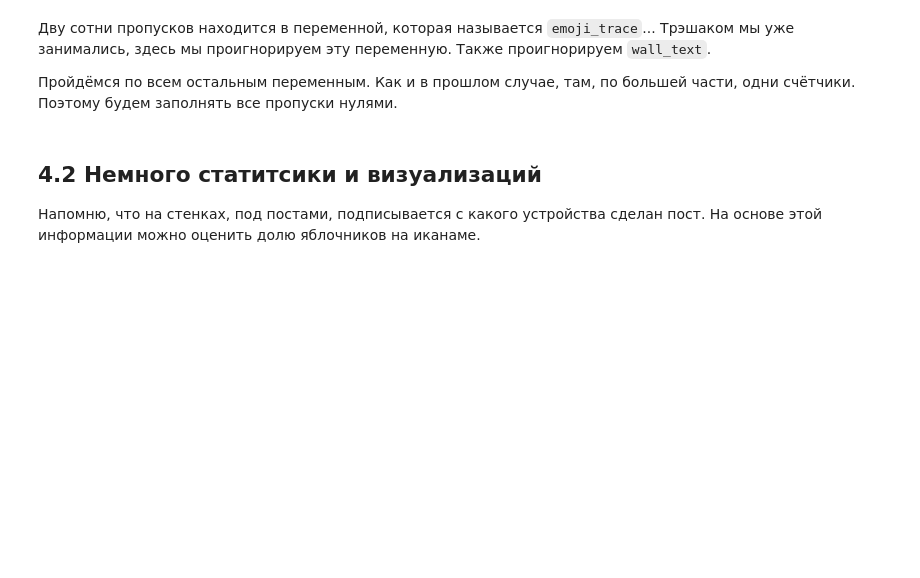
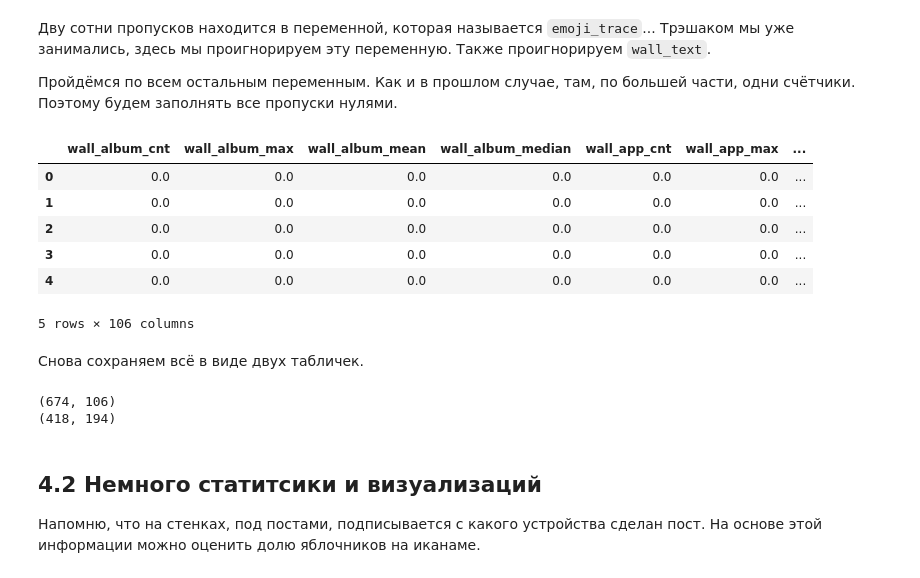
Before and after one commit to FUlyankin/ekanam_grand_research, a Jupyter notebook: 5. Data prepare/data_prepare.ipynb, the cells around one changed output. Cells and saved outputs as stored; diff of their text form; code cells hidden in the pictures; blank space fills up the shorter version.

```diff
--- a/5. Data prepare/data_prepare.ipynb
+++ b/5. Data prepare/data_prepare.ipynb
@@ -703,9 +920,33 @@ plt.ylabel('Число переменных', fontsize=14)
 
 Пройдёмся по всем остальным переменным. Как и в прошлом случае, там, по большей части, одни счётчики. Поэтому будем заполнять все пропуски нулями.
 # %%
-df_wl.drop(['wall_text','wall_emoji_trace'],axis=1,inplace=True)
+df_wl['uids'] = df_wl['uid']
+df_wl.drop(['wall_text','wall_emoji_trace','uid'],axis=1,inplace=True)
 df_wl = df_wl.fillna(0)
 df_wl.head()
+# %% [output]
+|  | wall_album_cnt | wall_album_max | wall_album_mean | wall_album_median | wall_app_cnt | wall_app_max | ... |
+| 0 | 0.0 | 0.0 | 0.0 | 0.0 | 0.0 | 0.0 | ... |
+| 1 | 0.0 | 0.0 | 0.0 | 0.0 | 0.0 | 0.0 | ... |
+| 2 | 0.0 | 0.0 | 0.0 | 0.0 | 0.0 | 0.0 | ... |
+| 3 | 0.0 | 0.0 | 0.0 | 0.0 | 0.0 | 0.0 | ... |
+| 4 | 0.0 | 0.0 | 0.0 | 0.0 | 0.0 | 0.0 | ... |
+5 rows × 106 columns
+# %% [markdown]
+Снова сохраняем всё в виде двух табличек.
+# %%
+# Отдельно
+df_wl.to_csv('data_all_wl.csv', sep='\t', index=False, header=True)
+print(df_wl.shape)
+
+# Объединяем
+total_df_3 = pd.merge(total_df_2, df_wl, on = 'uids', how='inner')
+print(total_df_3.shape)
+
+total_df_3.to_csv('data4_prof_ph_wl.csv', sep='\t', index=False, header=True)
+# %% [output]
+(674, 106)
+(418, 194)
 # %% [markdown]
 ## 4.2 Немного статитсики и визуализаций
 
```
Also changed, not shown: parts of 48 cells of this notebook, 26 other files.
